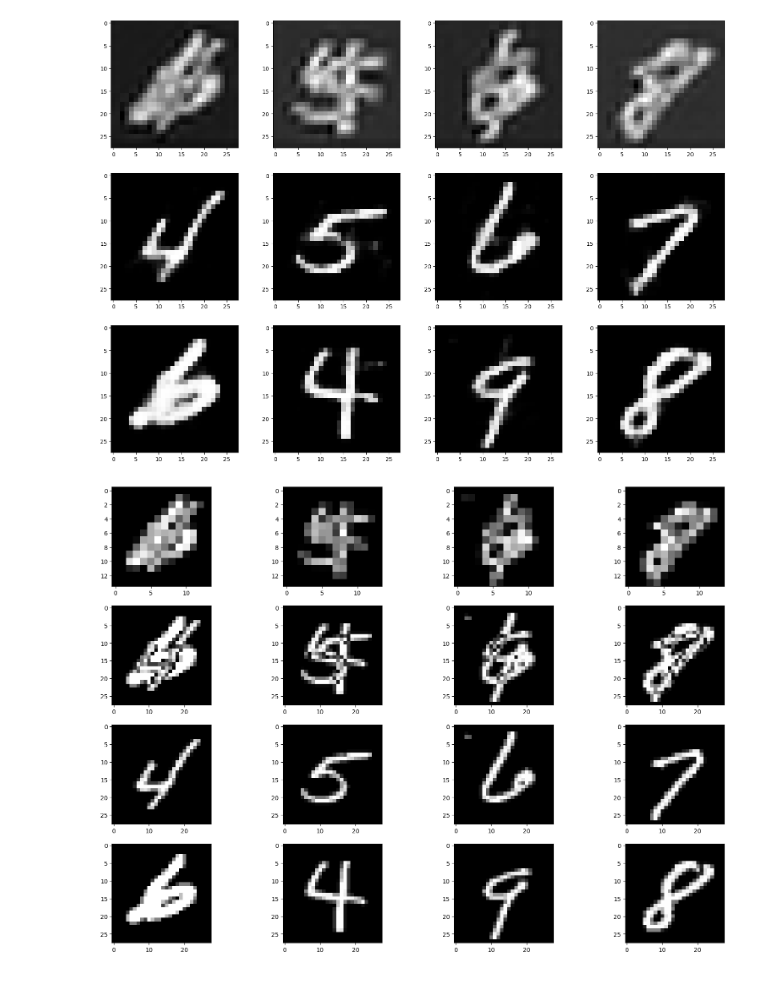
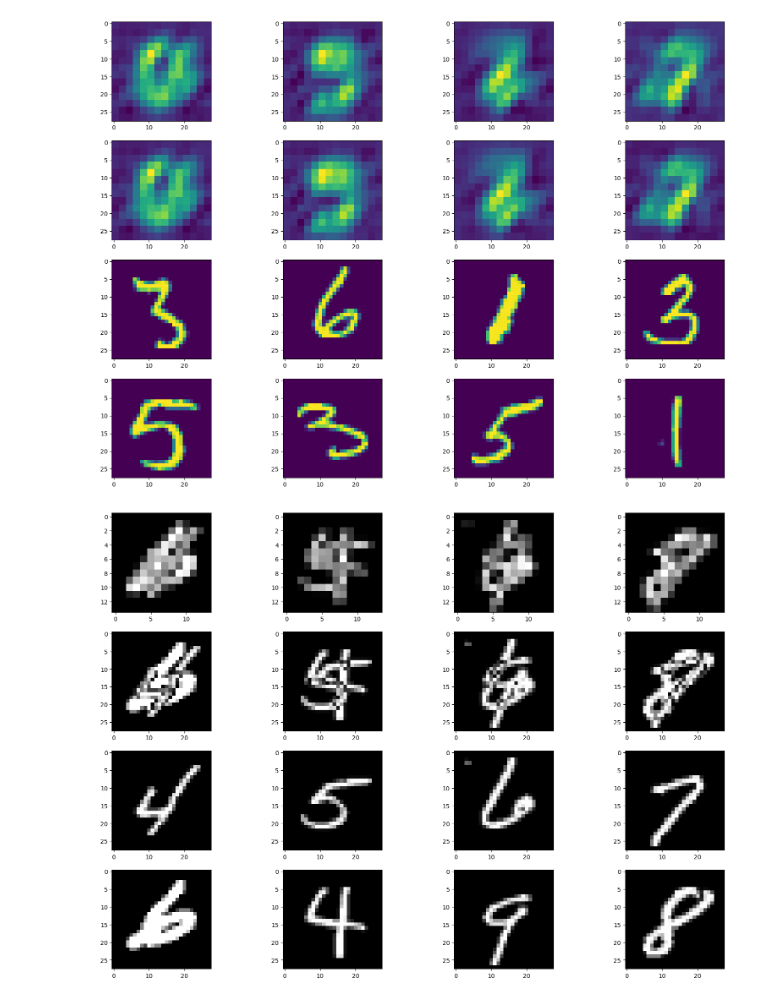
Before and after one commit to aranganath/Image-disambiguation, a Jupyter notebook: Image Disambiguity.ipynb, the cells around one changed output. Drawn from its saved outputs; the diff is of its cells as text; code cells hidden in the pictures.

```diff
--- a/Image Disambiguity.ipynb
+++ b/Image Disambiguity.ipynb
@@ -252,3 +261,4 @@ def show_images(dataset, training = True):
 # %%
-show_images(mnist_superimposed)
+inputs, outputs = next(iter(trainset))
+show_images(inputs, outputs)
 # %% [output]
@@ -405,12 +399,10 @@ train_loss = []
 flag = True
 for epoch in range(epochs):
     running_loss = 0.0
-    for i, data in enumerate(trainset):
+    for i, (inputs, targets) in enumerate(trainset):
         optimizer.zero_grad()
-        outputs = AEnet((data[0].to(device) , data[1][0].to(device)), flag=True)
-        loss = criterion2(outputs[0].squeeze(1),torch.flatten(data[1][0],1).to(device)) + \
-        criterion2(outputs[1].squeeze(1),torch.flatten(data[1][1],1).to(device))+ \
-        criterion2(outputs[2].squeeze(1),torch.flatten(data[1][2],1).to(device))
+        outputs = model(inputs.to(device))
+        loss = criterion(targets.to(device), outputs.to(device))
         loss.backward()
         optimizer.step()
         train_loss.append(loss.item())
@@ -442,26 +429,29 @@ Finished Training
 # %%
 #Print only the output images
-def show_output_images(outputs, training = True):
+def show_outputs(outputs, targets, num_images= 4):
 
     fig = plt.figure(figsize = (20, 14))
-    rows = 3
-    columns = 4
-    j=0
-    for i in range(1,columns*rows+1):
-        if i >=1 and i< 5:
-            fig.add_subplot(rows, columns, i)
+    rows = 4
+    for i in range(0, rows*num_images):
+        if i >=0 and i <num_images:
+            fig.add_subplot(rows, num_images, i+1)
+            plt.imshow(outputs[i%num_images,0].detach().cpu())
 
-            plt.imshow(outputs[0][i].cpu().detach().numpy().reshape(28,28), cmap='gray')
-        if i >=5 and i < 9:
-            fig.add_subplot(rows, columns, i)
-            plt.imshow(outputs[1][i-4].cpu().detach().numpy().reshape(28,28), cmap='gray')
-        if i >= 9 and i<13:
-            fig.add_subplot(rows, columns, i)
-            plt.imshow(outputs[2][i-8].cpu().detach().numpy().reshape(28,28), cmap='gray')
+        if i >= num_images and i < 2*num_images:
+            fig.add_subplot(rows, num_images, i+1)
+            plt.imshow(outputs[i%num_images, 1].detach().cpu())
+
+        if i >= 2*num_images and i < 3*num_images:
+            fig.add_subplot(rows, num_images, i+1)
+            plt.imshow(targets[i%num_images, 0].detach().cpu())
+
+        if i >= 3*num_images and i < 4*num_images:
+            fig.add_subplot(rows, num_images, i+1)
+            plt.imshow(targets[i%num_images, 1].detach().cpu())
 # %%
-show_output_images(outputs)
+show_outputs(outputs, targets)
 # %% [output]
-[figure, old version]
+[figure, new version]
 # %%
 #Print only the input images
 def show_input_images(inputs, training = True):
```
Also changed, not shown: parts of 10 cells of this notebook.
